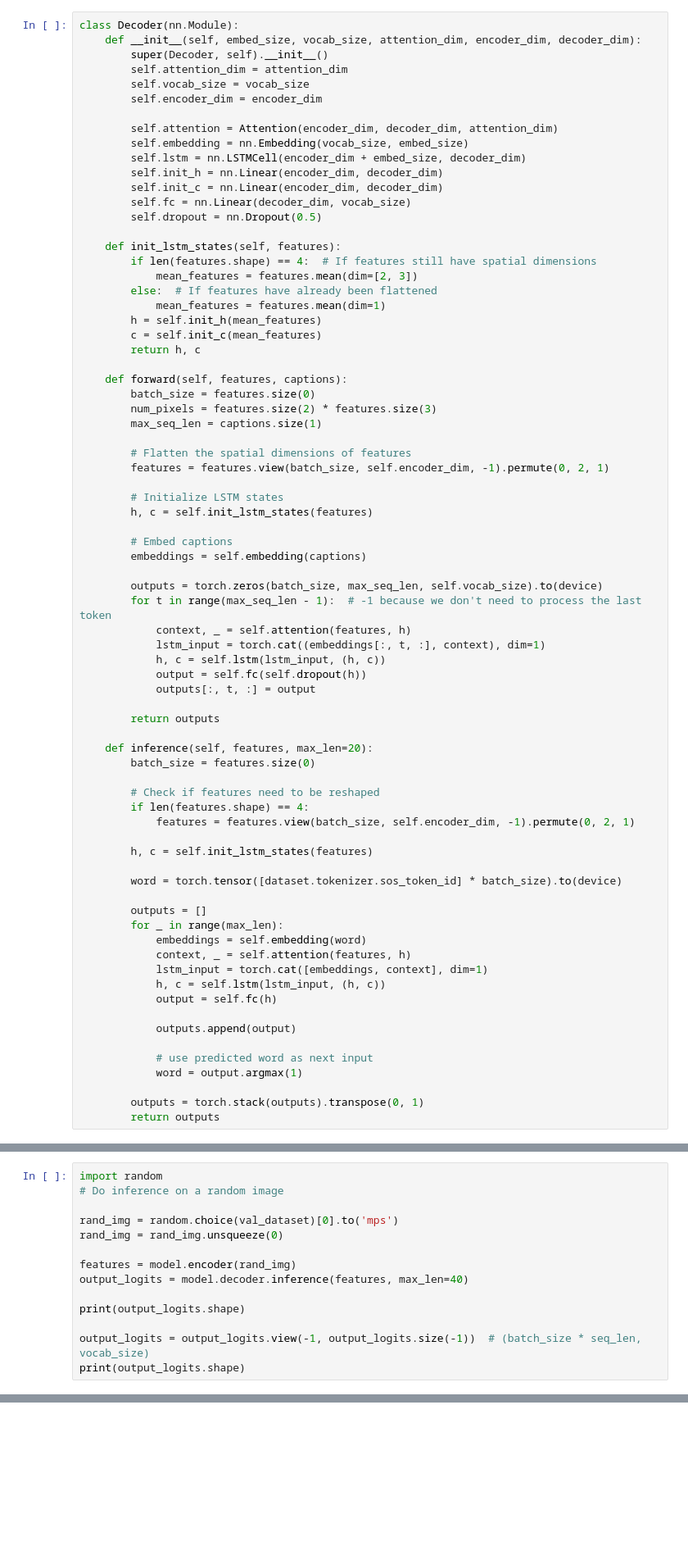
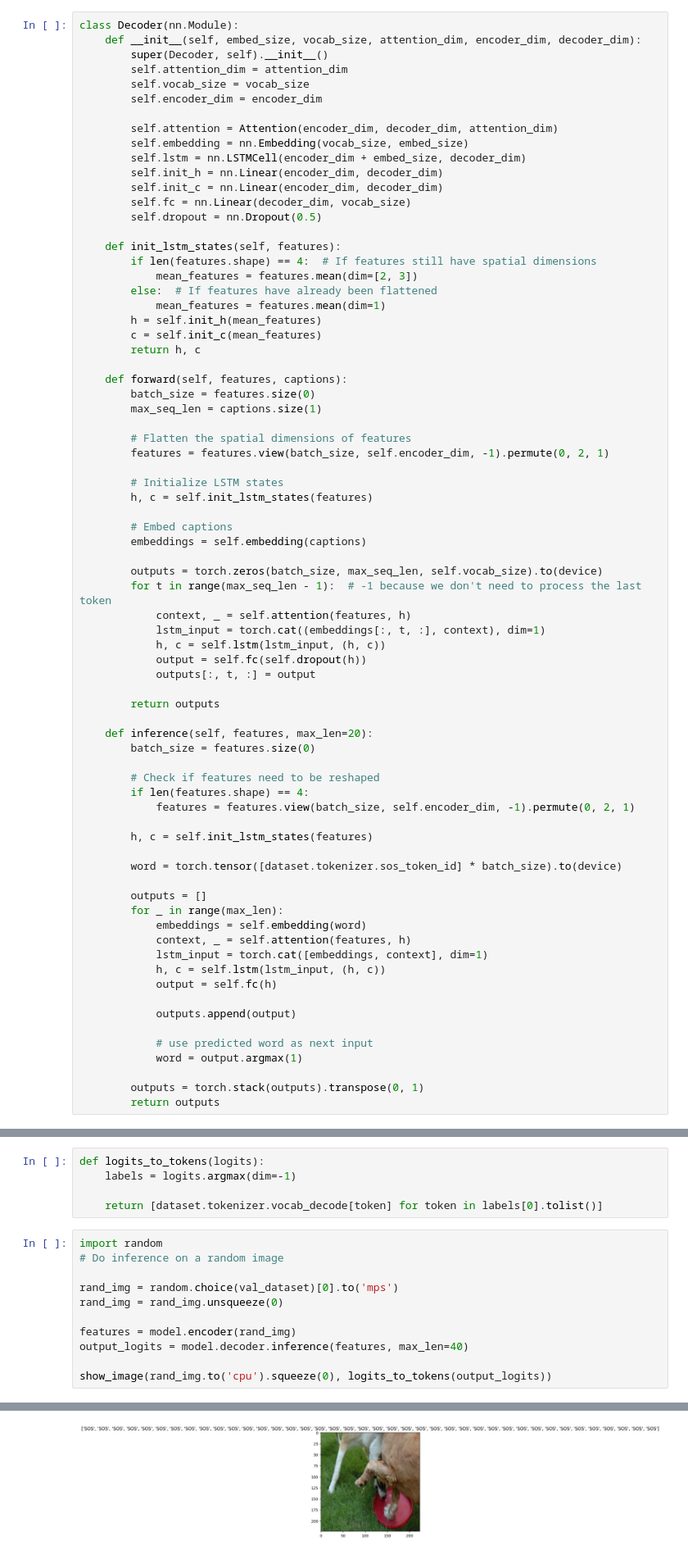
Before and after one commit to tmskss/dnd-assignment-2-image-captioning, a Jupyter notebook: DND_Assignment_2_24_25_1.ipynb, the cells around one changed output, grey strips where cells are left out. Shown at 82% size. Drawn from its saved outputs; the diff is of its cells as text; blank space fills up the shorter version.

```diff
--- a/DND_Assignment_2_24_25_1.ipynb
+++ b/DND_Assignment_2_24_25_1.ipynb
@@ -377,7 +376,6 @@ class Decoder(nn.Module):
 
     def forward(self, features, captions):
         batch_size = features.size(0)
-        num_pixels = features.size(2) * features.size(3)
         max_seq_len = captions.size(1)
 
         # Flatten the spatial dimensions of features
@@ -679,6 +675,11 @@ plot_losses(train_losses, val_losses)
 # %%
 # checkpoint = torch.load('image_captioning.pth')
 # model.load_state_dict(checkpoint['state_dict'])
+# %%
+def logits_to_tokens(logits):
+    labels = logits.argmax(dim=-1)
+
+    return [dataset.tokenizer.vocab_decode[token] for token in labels[0].tolist()]
 # %%
 import random
 # Do inference on a random image
@@ -689,8 +690,5 @@ rand_img = rand_img.unsqueeze(0)
 features = model.encoder(rand_img)
 output_logits = model.decoder.inference(features, max_len=40)
 
-print(output_logits.shape)
-
-output_logits = output_logits.view(-1, output_logits.size(-1))  # (batch_size * seq_len, vocab_size)
-print(output_logits.shape)
+show_image(rand_img.to('cpu').squeeze(0), logits_to_tokens(output_logits))
 # %% [output]
@@ -699,3 +695,4 @@ torch.Size([40, 3111])
+[figure, added]
 # %% [markdown]
 Visualize the attention weigths in order to understand how your model learned (**Failure to do this, will result in losing points**).
 For that, use the 'context' variable returned by the Attention class to overlay them on the image.
```
Also changed, not shown: parts of 7 cells of this notebook, 1 other file.
